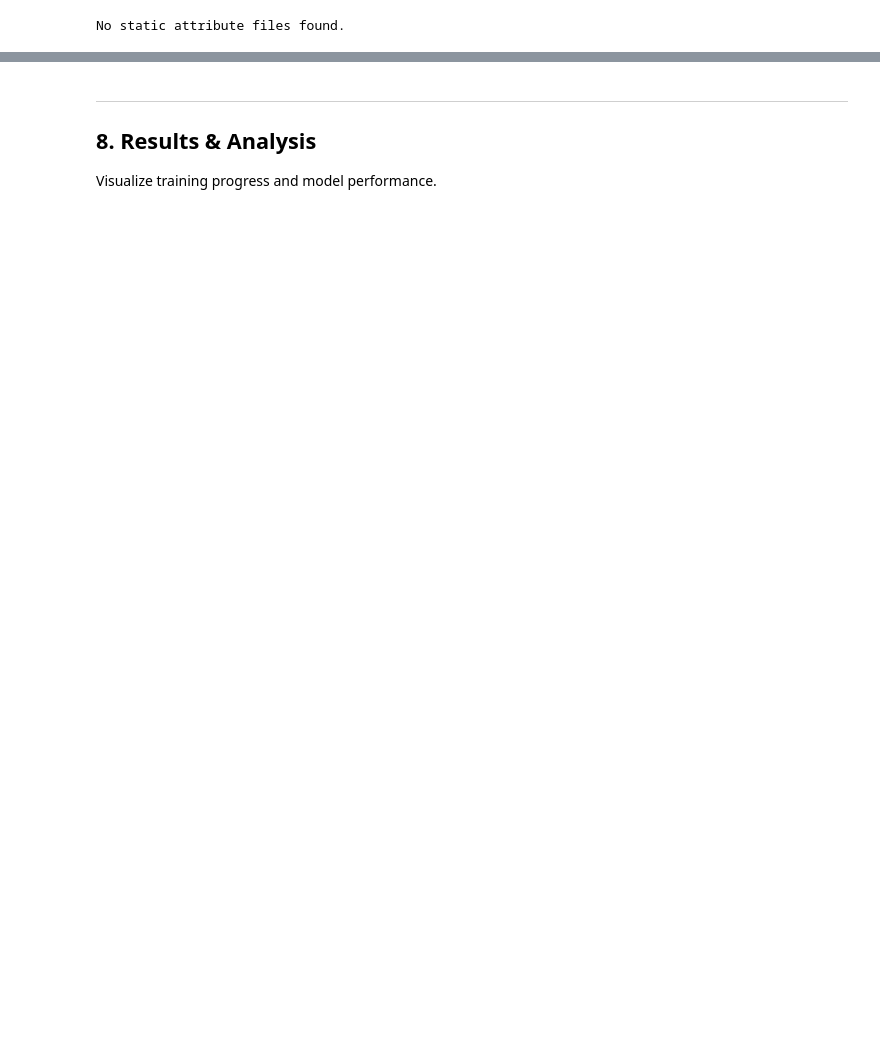
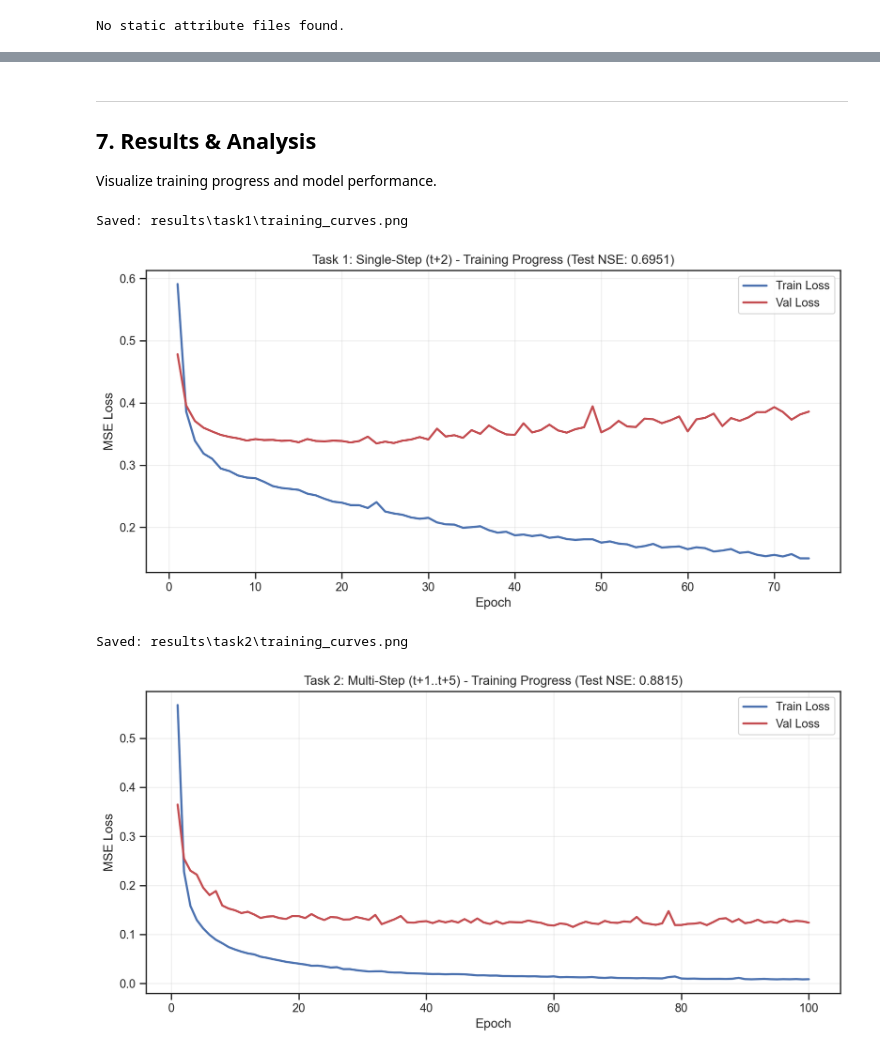
Before and after one commit to VYANHTRAN/hydrology-prediction, a Jupyter notebook: CAMELS_Pipeline.ipynb, the cells around one changed output, grey strips where cells are left out. Drawn from its saved outputs; the diff is of its cells as text; code cells hidden in the pictures; blank space fills up the shorter version.

```diff
--- a/CAMELS_Pipeline.ipynb
+++ b/CAMELS_Pipeline.ipynb
@@ -1918,44 +2117,60 @@ Epoch 03: Train Loss 0.1390 | Val Loss 0.1805 ✓ Best
 # %% [markdown]
 ---
-## 8. Results & Analysis
+## 7. Results & Analysis
 
 Visualize training progress and model performance.
 # %%
 # === 8.1 TRAINING CURVES ===
 
-def plot_training_curves(results: Optional[Dict[str, Any]], task_name: str) -> None:
+def plot_training_curves(results: Optional[Dict[str, Any]], task_name: str,
+                         save_dir: str = 'results') -> None:
     """
-    Plot training and validation loss curves.
+    Plot training and validation loss curves and save to file.
 
     Args:
         results: Dict with 'train_losses', 'val_losses', 'test_nse' keys.
         task_name: Display name for the task (e.g., "Task 1: Single-Step").
+        save_dir: Directory to save the plot image.
     """
     if results is None:
         print(f"No results available for {task_name}")
         return
 
     fig, ax = plt.subplots(1, 1, figsize=(10, 5))
 
     epochs = range(1, len(results['train_losses']) + 1)
     ax.plot(epochs, results['train_losses'], 'b-', label='Train Loss', linewidth=2)
     ax.plot(epochs, results['val_losses'], 'r-', label='Val Loss', linewidth=2)
 
     ax.set_xlabel('Epoch')
     ax.set_ylabel('MSE Loss')
     ax.set_title(f'{task_name} - Training Progress (Test NSE: {results["test_nse"]:.4f})')
     ax.legend()
     ax.grid(True, alpha=0.3)
 
     plt.tight_layout()
+
+    # Save figure
+    task_id = task_name.split(':')[0].lower().replace(' ', '')
+    save_path = os.path.join(save_dir, task_id, 'training_curves.png')
+    os.makedirs(os.path.dirname(save_path), exist_ok=True)
+    plt.savefig(save_path, dpi=150, bbox_inches='tight')
+    print(f"Saved: {save_path}")
+
     plt.show()
+    plt.close()
 
 # Plot if results exist
 if 'task1_results' in dir() and task1_results is not None:
-    plot_training_curves(task1_results, "Task 1: Single-Step (t+2)")
+    plot_training_curves(task1_results, "Task 1: Single-Step (t+2)", cfg.RESULTS_DIR)
 
 if 'task2_results' in dir() and task2_results is not None:
-    plot_training_curves(task2_results, "Task 2: Multi-Step (t+1..t+5)")
+    plot_training_curves(task2_results, "Task 2: Multi-Step (t+1..t+5)", cfg.RESULTS_DIR)
+# %% [output]
+Saved: results\task1\training_curves.png
+[figure, added]
+Saved: results\task2\training_curves.png
+[figure, added]
 # %%
 # === 8.2 PREDICTED VS OBSERVED ===
 
```
Also changed, not shown: parts of 30 cells of this notebook.
